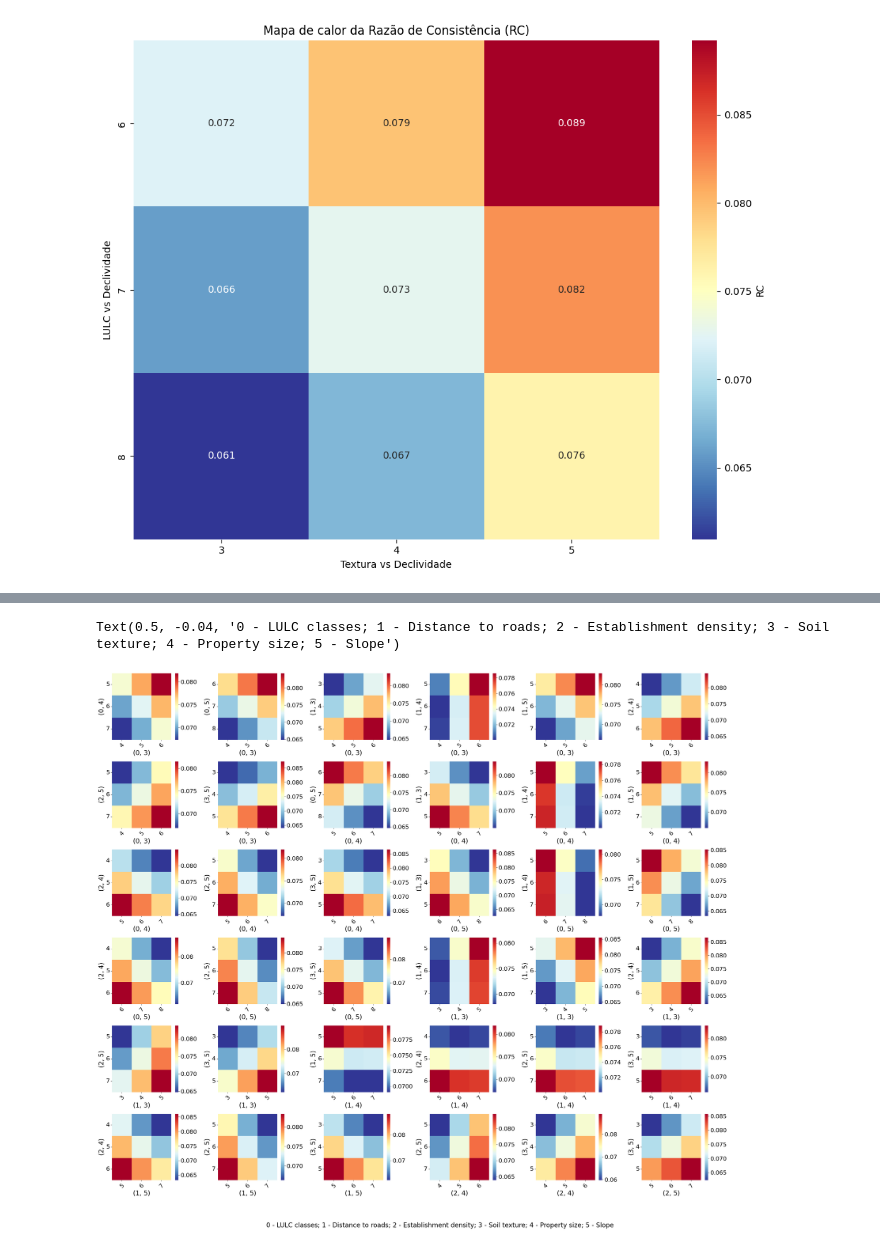
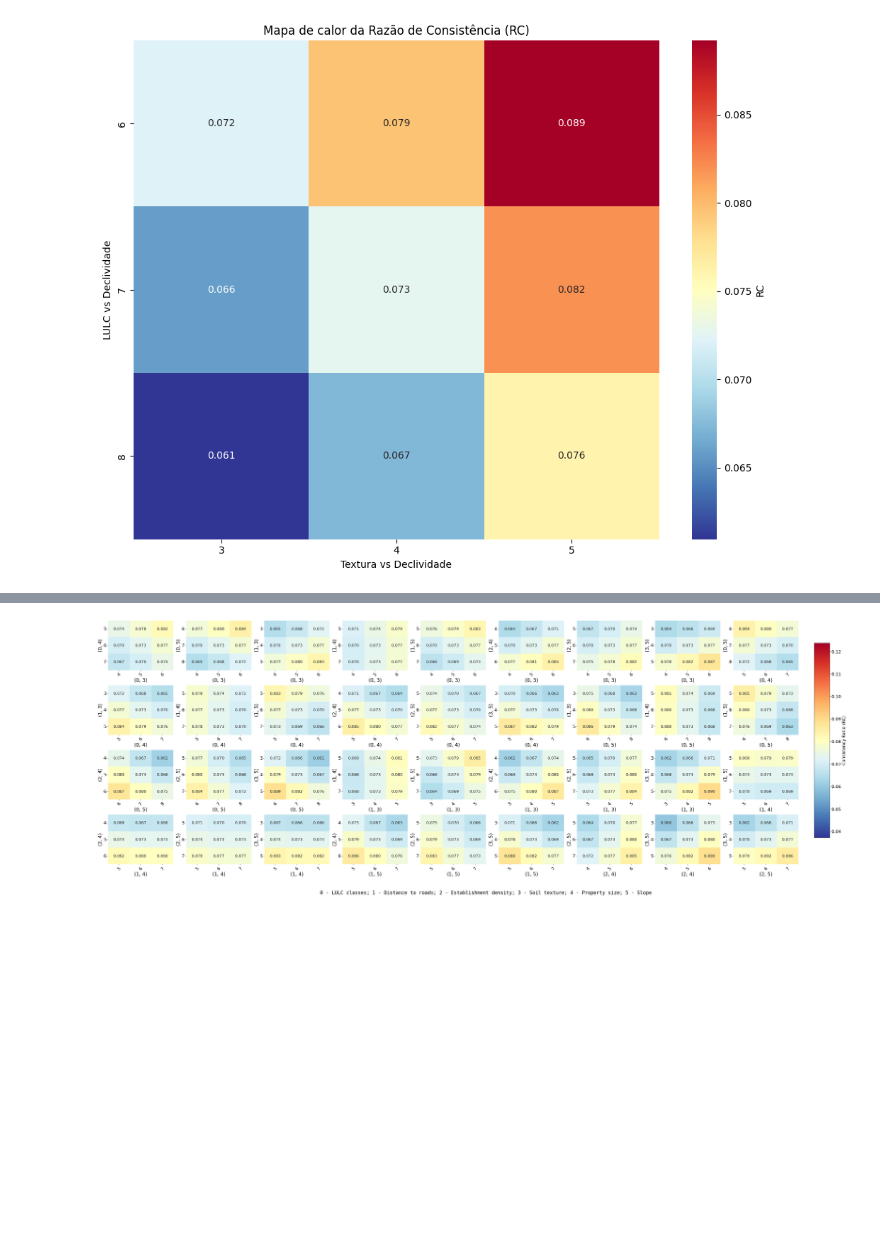
Before and after one commit to ctotti/INPE_Disciplinas, a Jupyter notebook: Masters_Thesis/AHP/Matriz_Comparacao_Pareada.ipynb, the cells around one changed output, grey strips where cells are left out. Saved outputs shown, nothing was run; the diff lists cells and outputs as text; code cells hidden in the pictures; blank space fills up the shorter version.

Commit message:
Edit heatmap - escala unica, cel values

```diff
--- a/Masters_Thesis/AHP/Matriz_Comparacao_Pareada.ipynb
+++ b/Masters_Thesis/AHP/Matriz_Comparacao_Pareada.ipynb
@@ -332,10 +280,9 @@ import seaborn as sns
 import pandas as pd
 import numpy as np
 
-
+# Supõe que RC_list já está definido
 df_heatmap = pd.DataFrame(RC_list)
 
-# Dicionário de nomes legíveis dos pares (identifica cada comparação pelo índice)
 pares_nomes = {
     "(0,3)": "LULC vs Textura",
     "(0,4)": "LULC vs Tamanho",
@@ -348,88 +295,71 @@ pares_nomes = {
     "(3,5)": "Textura vs Declividade"
 }
 
-# Lista de pares presentes (colunas numéricas entre 1 e 9)
 comparisons = [col for col in df_heatmap.columns if col != "RC"]
 
-# Heatmaps a partir de combinações dos pares
+# Geração dos heatmaps
 heatmaps = []
 for i in range(len(comparisons)):
     for j in range(i + 1, len(comparisons)):
         x, y = comparisons[i], comparisons[j]
         pivot = df_heatmap.pivot_table(index=y, columns=x, values="RC")
-
-        # Armazena pivot e nomes legíveis
         nome_x = pares_nomes.get(x, x)
         nome_y = pares_nomes.get(y, y)
         heatmaps.append((nome_x, nome_y, pivot))
 
-# Escala de cor comum
+# Valores globais
 vmin = df_heatmap["RC"].min()
 vmax = df_heatmap["RC"].max()
 
 # Layout
 n = len(heatmaps)
-cols = 6
+cols = 9
 rows = int(np.ceil(n / cols))
-
-# fig, axes = plt.subplots(rows, cols, figsize=(5 * cols, 4 * rows))
-# axes = axes.flatten()
-
-# for ax, (nome_x, nome_y, pivot) in zip(axes, heatmaps):
-#     sns.heatmap(pivot, ax=ax, cmap="RdYlBu_r", vmin=vmin, vmax=vmax,
-#                 annot=False, fmt=".3f", cbar=False)
-
-#     # Renomeia valores dos eixos numéricos (de 1 a 9) com string tipo "1", "2", etc.
-#     ax.set_xticklabels([str(label) for label in pivot.columns], rotation=45)
-#     ax.set_yticklabels([str(label) for label in pivot.index], rotation=0)
-
-#     ax.set_xlabel(nome_x, fontsize=10)
-#     ax.set_ylabel(nome_y, fontsize=10)
-
-# # Desliga subplots extras
-# for ax in axes[n:]:
-#     ax.axis('off')
-
 fig, axes = plt.subplots(rows, cols, figsize=(5 * cols, 4 * rows))
 axes = axes.flatten()
 
 for ax, (nome_x, nome_y, pivot) in zip(axes, heatmaps):
     sns.heatmap(
         pivot,
         ax=ax,
         cmap="RdYlBu_r",
-        annot=False,
-        fmt=".3f",
-        cbar=True  # ativa a barra de cor individual
-    )
+        vmin=vmin,
+        vmax=vmax,
+        annot=True,               # ✅ Ativa os valores nas células
+        fmt=".3f",                # ✅ Três casas decimais
+        annot_kws={"size": 16},   # ✅ Tamanho da fonte nos valores
+        cbar=False                # ✅ Desativa a barra de cor
+)
 
-    # Acessa a colorbar e ajusta o tamanho dos números
-    cbar = ax.collections[0].colorbar
-    cbar.ax.tick_params(labelsize=18)  # altera o tamanho dos números da barra de cor
 
     ax.set_xticklabels([str(label) for label in pivot.columns], rotation=45)
     ax.set_yticklabels([str(label) for label in pivot.index], rotation=0)
-    ax.tick_params(axis='both', labelsize=18)
     ax.set_xlabel(nome_x, fontsize=20)
     ax.set_ylabel(nome_y, fontsize=20)
+    ax.tick_params(axis='both', labelsize=18)
 
-# Desliga os subplots extras
 for ax in axes[n:]:
     ax.axis('off')
 
-# Ajusta layout antes de adicionar elementos extras
-plt.tight_layout(rect=[0, 0, 0.9, 0.96])
+# Ajustes de layout e colorbar global
+plt.tight_layout(rect=[0, 0, 0.9, 0.94])
 plt.subplots_adjust(right=0.9)
 
+# Adiciona colorbar unificada
+cbar_ax = fig.add_axes([0.92, 0.15, 0.02, 0.7])
+norm = plt.Normalize(vmin=vmin, vmax=vmax)
+sm = plt.cm.ScalarMappable(cmap="RdYlBu_r", norm=norm)
+sm.set_array([])
+cbar = fig.colorbar(sm, cax=cbar_ax)
+cbar.ax.tick_params(labelsize=18)
+cbar.set_label("Consistency Ratio (RC)", fontsize=18)
 
-# Adiciona legenda explicando os pares no rodapé
-# Legenda em linha única com ponto e vírgula
+# Adiciona legenda explicativa das variáveis
 legenda_texto = "0 - LULC classes; 1 - Distance to roads; 2 - Establishment density; 3 - Soil texture; 4 - Property size; 5 - Slope"
-# Adiciona texto centralizado abaixo dos gráficos
-fig.text(0.5, -0.04, legenda_texto, ha='center', va='top', fontsize=20)
+fig.text(0.5, -0.04, legenda_texto, ha='center', va='top', fontsize=20, family='monospace')
 
 # Título geral
-# plt.suptitle("Heatmaps of RC by Pairwise Factor Combinations", fontsize=16)
+# plt.suptitle("Heatmaps of RC by Pairwise Factor Combinations", fontsize=18)
+plt.show()
 # %% [output]
-Text(0.5, -0.04, '0 - LULC classes; 1 - Distance to roads; 2 - Establishment density; 3 - Soil texture; 4 - Property size; 5 - Slope')
-[figure, old version]
+[figure, new version]
```
Also changed, not shown: parts of 1 cell of this notebook.
